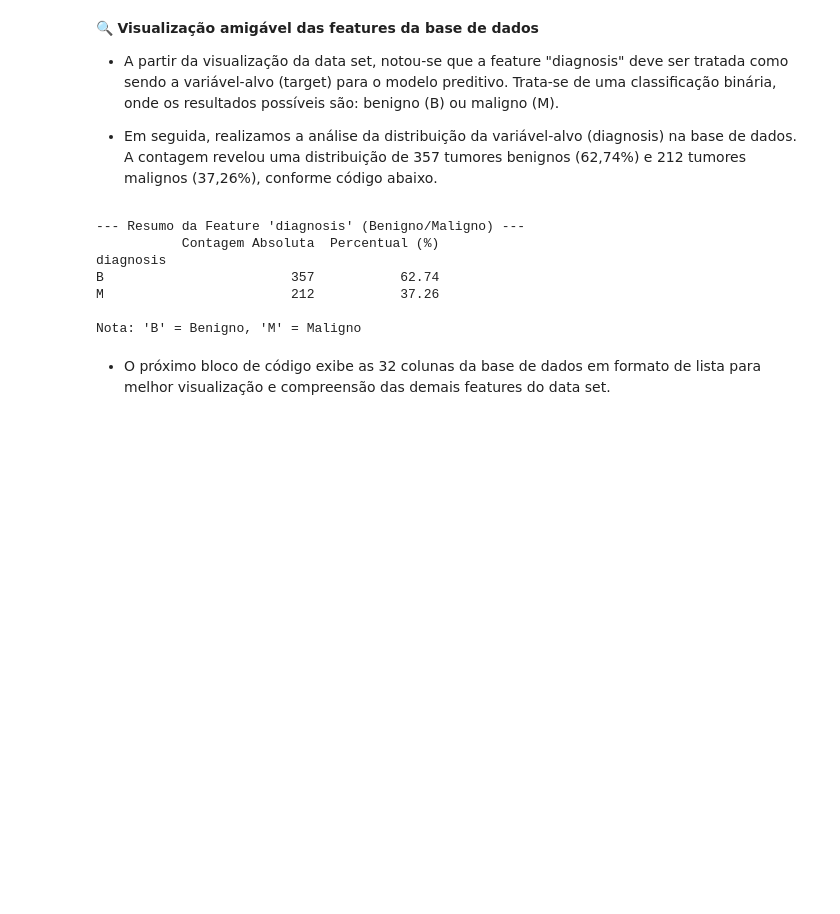
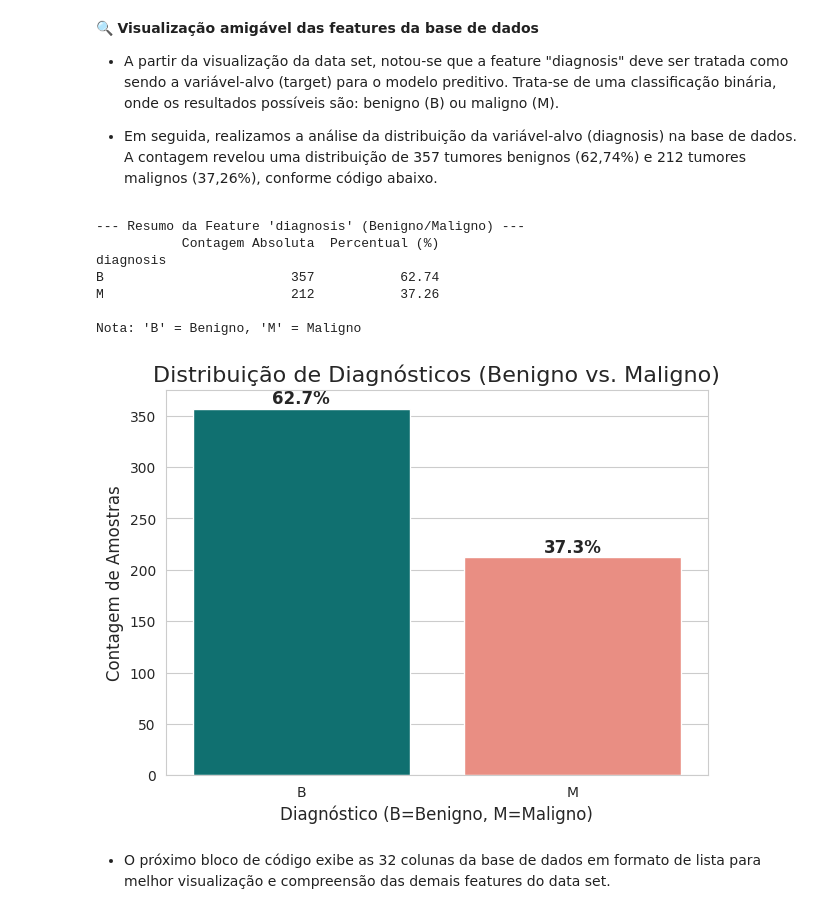
Before and after one commit to marceloklotz/breast-cancer-fiap, a Jupyter notebook: Breast_Cancer_FIAP.ipynb, the cells around one changed output. Drawn from its saved outputs; the diff is of its cells as text; code cells hidden in the pictures; blank space fills up the shorter version.

```diff
--- a/Breast_Cancer_FIAP.ipynb
+++ b/Breast_Cancer_FIAP.ipynb
@@ -72,6 +72,61 @@ B                        357           62.74
 M                        212           37.26
 
 Nota: 'B' = Benigno, 'M' = Maligno
+# %%
+# Importa a biblioteca Matplotlib, essencial para criar gráficos e visualizações.
+import matplotlib.pyplot as plt
+
+# Importa a biblioteca Seaborn, que é construída sobre o Matplotlib.
+# O Seaborn fornece uma interface de alto nível para desenhar gráficos estatísticos.
+import seaborn as sns
+
+# Configurações para melhor visualização.
+sns.set_style("whitegrid")
+
+# Define o tamanho da figura.
+plt.figure(figsize=(7, 5))
+
+# Cria o gráfico de barras usando 'diagnosis'.
+# Otimização: Passar 'diagnosis' para 'hue' e usar 'legend=False' elimina o FutureWarning.
+ax = sns.countplot(
+    x='diagnosis',
+    data=df,
+    order=['B', 'M'],
+    hue='diagnosis',           # Variável para determinar a cor
+    legend=False,              # Remove a legenda redundante
+    palette={'B': 'teal', 'M': 'salmon'} # Paleta de cores personalizada para clareza
+)
+
+# --- Adicionando Rótulos de Porcentagem nas Barras ---
+
+# 1. Obtém o número total de amostras para o cálculo de porcentagem
+total = len(df)
+
+# 2. Itera sobre as barras para adicionar o texto (porcentagem)
+for p in ax.patches:
+    # Obtém a altura da barra
+    height = p.get_height()
+
+    # Calcula a porcentagem
+    percentage = '{:.1f}%'.format(100 * height/total)
+
+    # Adiciona o texto (porcentagem) acima de cada barra
+    ax.text(p.get_x() + p.get_width()/2.,
+            height + 5,
+            percentage,
+            ha="center",
+            fontsize=12,
+            fontweight='bold')
+
+# Configuração de títulos e legendas
+plt.title('Distribuição de Diagnósticos (Benigno vs. Maligno)', fontsize=16)
+plt.xlabel('Diagnóstico (B=Benigno, M=Maligno)', fontsize=12)
+plt.ylabel('Contagem de Amostras', fontsize=12)
+
+# Exibe o gráfico
+plt.show()
+# %% [output]
+[figure, added]
 # %% [markdown]
 - O próximo bloco de código exibe as 32 colunas da base de dados em formato de lista para melhor visualização e compreensão das demais features do data set.
 # %%
```
